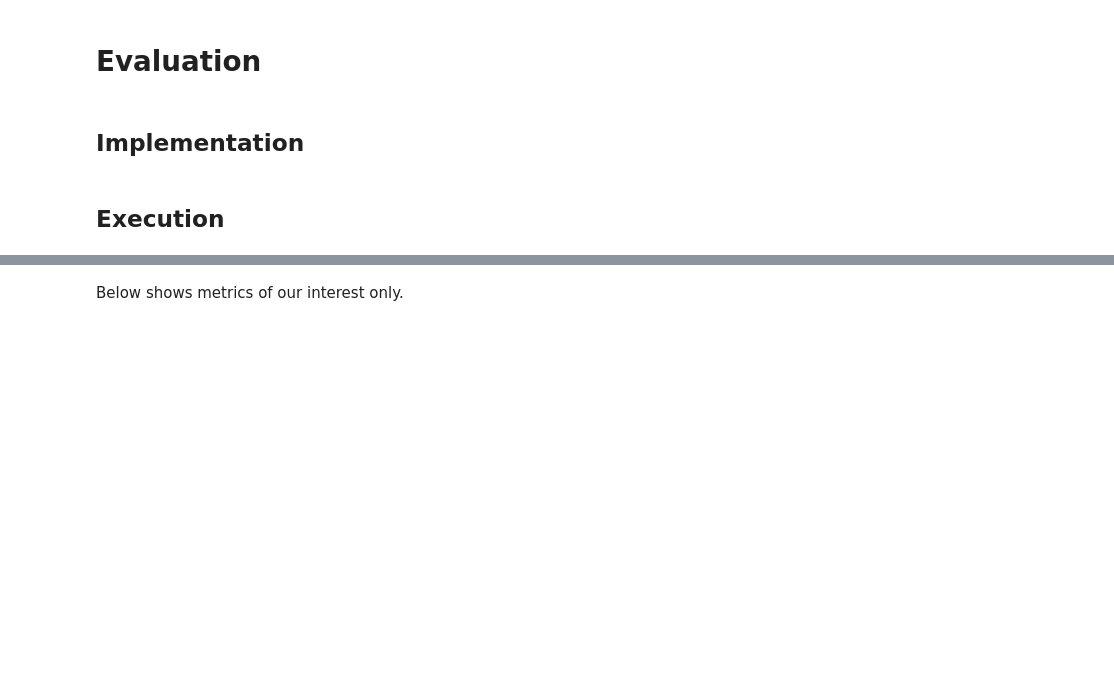
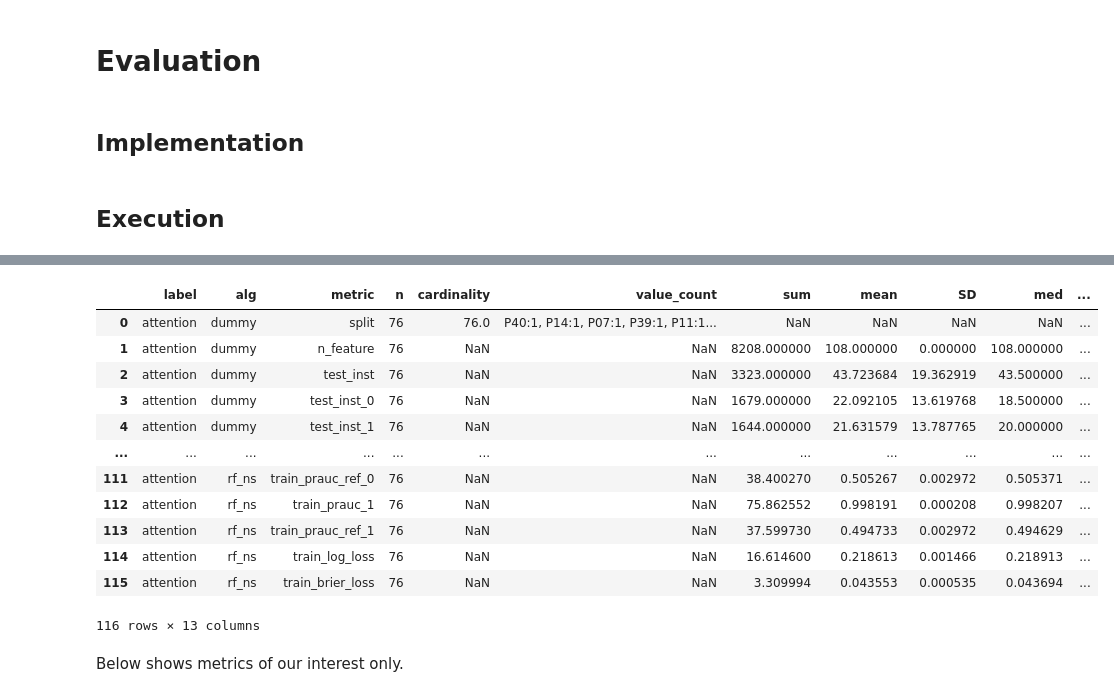
Before and after one commit to moovingsloth/wearable-attention-fatigue, a Jupyter notebook: base_analysis_01.ipynb, the cells around one changed output, grey strips where cells are left out. Cells and saved outputs as stored; diff of their text form; code cells hidden in the pictures; blank space fills up the shorter version.

```diff
--- a/base_analysis_01.ipynb
+++ b/base_analysis_01.ipynb
@@ -1347,20 +1415,20 @@ from sklearn.dummy import DummyClassifier
 from sklearn.ensemble import RandomForestClassifier
 from sklearn.svm import LinearSVC
 from sklearn.feature_selection import SelectFromModel
-from eli5.sklearn.permutation_importance import PermutationImportance
-
-
+# from eli5.sklearn.permutation_importance import PermutationImportance
 
 RANDOM_STATE = 42
-
 ESTIMATOR_DUMMY = DummyClassifier(strategy='prior')
-ESTIMATOR_RF = RandomForestClassifier(random_state=RANDOM_STATE)
+ESTIMATOR_RF = RandomForestClassifier(random_state=RANDOM_STATE) # 파라미터 수정 가능
 ESTIMATOR_XGB = EvXGBClassifier(
     random_state=RANDOM_STATE,
-    eval_metric='logloss',
+    eval_metric='logloss', # loss function : rmse, mae, mlogloss, merror, auc
     eval_size=0.2,
     early_stopping_rounds=10,
+    # 목적 함수
     objective='binary:logistic',
+    # 1. multi:softmax: set XGBoost to do multiclass classification using the softmax objective, you also need to set num_class(number of classes)
+    # 2. binary:logitraw: logistic regression for binary classification, output score before logistic transformation
     verbosity=0,
     learning_rate=0.01
 )
@@ -1392,27 +1460,27 @@ SETTINGS = [
         select=[clone(SELECT_SVC)],
         name='rf_ns'
     ),
-    dict(
-        estimator=clone(ESTIMATOR_RF),
-        oversample=True,
-        select=[clone(SELECT_SVC)],
-        name='rf_os'
-    ),
+    # dict(
+    #     estimator=clone(ESTIMATOR_RF),
+    #     oversample=True,
+    #     select=[clone(SELECT_SVC)],
+    #     name='rf_os'
+    # ),
     dict(
         estimator=clone(ESTIMATOR_XGB),
         oversample=False,
         select=[clone(SELECT_SVC)],
         name='xgb_ns'
     ),
-    dict(
-        estimator=clone(ESTIMATOR_XGB),
-        oversample=True,
-        select=[clone(SELECT_SVC)],
-        name='xgb_os'
-    )
+    # dict(
+    #     estimator=clone(ESTIMATOR_XGB),
+    #     oversample=True,
+    #     select=[clone(SELECT_SVC)],
+    #     name='xgb_os'
+    # )
 ]
 
-with on_ray(num_cpus=16):
+with on_ray(num_cpus=12):
     for l, s in product(
         CLS, SETTINGS
     ):
@@ -1530,7 +1617,7 @@ def evaluate(
 
     if not is_multiclass:
         R[f'brier_loss'] = brier_score_loss(
-            y_true=y_true, y_proba=y_proba[:, 1], pos_label=classes[1]
+            y_true=y_true, y_prob=y_proba[:, 1], pos_label=classes[1]
         )
 
     return R
@@ -1590,24 +1694,38 @@ RESULTS_EVAL.head()
 # %%
 import pandas as pd
 
 
 SUMMARY_EVAL = []
 
 for row in RESULTS_EVAL.groupby(
     ['label', 'alg']
 ).agg(summary).reset_index().itertuples():
     for k, v in row._asdict().items():
         if type(v) is dict:
             r = dict(
                 label=row.label,
                 alg=row.alg,
                 metric=k,
                 **v
             )
             SUMMARY_EVAL.append(r)
 
 SUMMARY_EVAL = pd.DataFrame(SUMMARY_EVAL)
-SUMMARY_EVAL.head()
+SUMMARY_EVAL
+# %% [output]
+|  | label | alg | metric | n | cardinality | value_count | sum | mean | SD | med | ... |
+| 0 | attention | dummy | split | 76 | 76.0 | P40:1, P14:1, P07:1, P39:1, P11:1... | NaN | NaN | NaN | NaN | ... |
+| 1 | attention | dummy | n_feature | 76 | NaN | NaN | 8208.000000 | 108.000000 | 0.000000 | 108.000000 | ... |
+| 2 | attention | dummy | test_inst | 76 | NaN | NaN | 3323.000000 | 43.723684 | 19.362919 | 43.500000 | ... |
+| 3 | attention | dummy | test_inst_0 | 76 | NaN | NaN | 1679.000000 | 22.092105 | 13.619768 | 18.500000 | ... |
+| 4 | attention | dummy | test_inst_1 | 76 | NaN | NaN | 1644.000000 | 21.631579 | 13.787765 | 20.000000 | ... |
+| ... | ... | ... | ... | ... | ... | ... | ... | ... | ... | ... | ... |
+| 111 | attention | rf_ns | train_prauc_ref_0 | 76 | NaN | NaN | 38.400270 | 0.505267 | 0.002972 | 0.505371 | ... |
+| 112 | attention | rf_ns | train_prauc_1 | 76 | NaN | NaN | 75.862552 | 0.998191 | 0.000208 | 0.998207 | ... |
+| 113 | attention | rf_ns | train_prauc_ref_1 | 76 | NaN | NaN | 37.599730 | 0.494733 | 0.002972 | 0.494629 | ... |
+| 114 | attention | rf_ns | train_log_loss | 76 | NaN | NaN | 16.614600 | 0.218613 | 0.001466 | 0.218913 | ... |
+| 115 | attention | rf_ns | train_brier_loss | 76 | NaN | NaN | 3.309994 | 0.043553 | 0.000535 | 0.043694 | ... |
+116 rows × 13 columns
 # %% [markdown]
 Below shows metrics of our interest only.
 # %%
```
Also changed, not shown: parts of 26 cells of this notebook.
